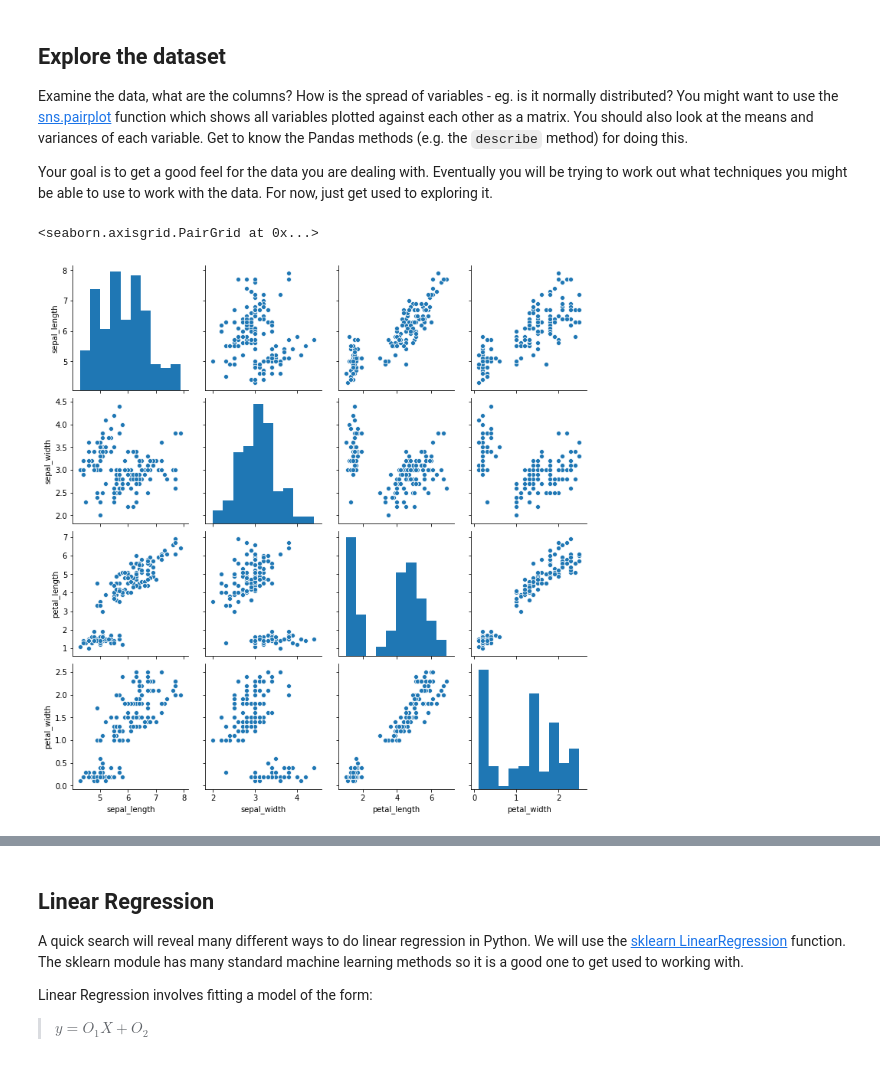
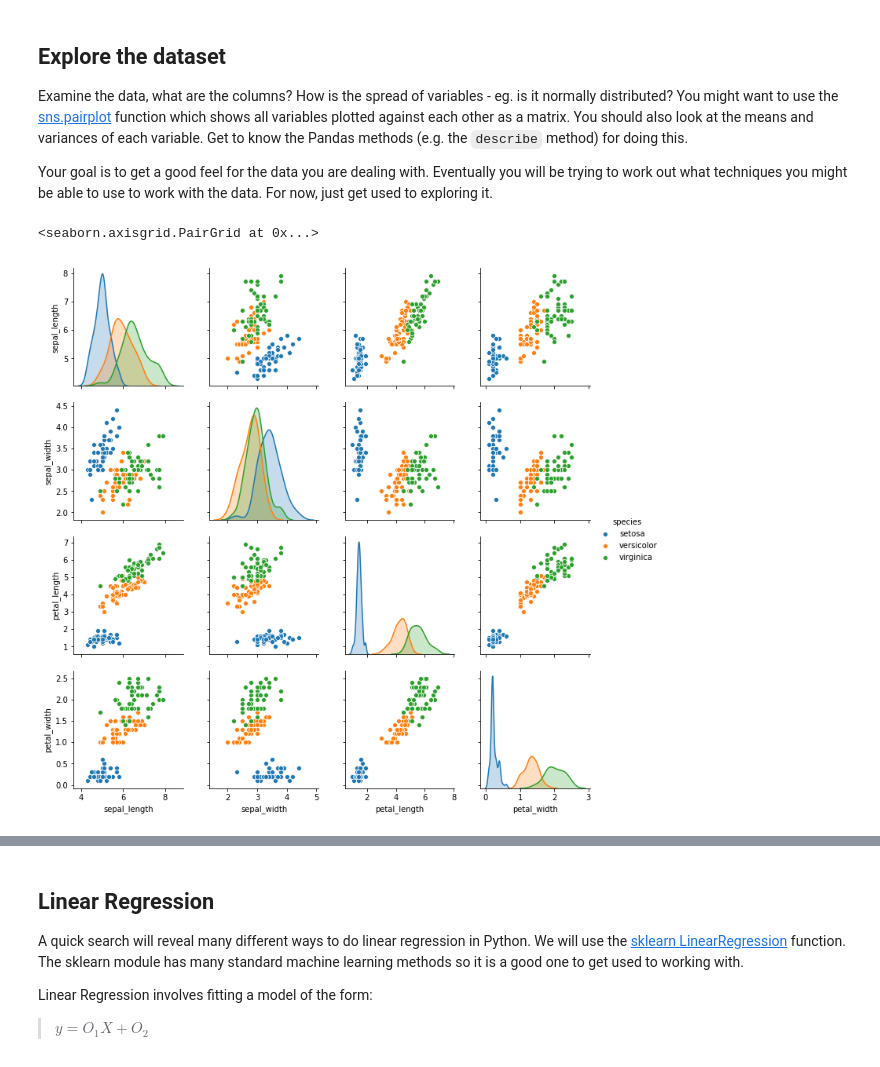
Before and after one commit to N-2-O/COMP2200-practical-workshops-N-2-O, a Jupyter notebook: Workshop Week 5.ipynb, the cells around one changed output, grey strips where cells are left out. Cells and saved outputs as stored; diff of their text form; code cells hidden in the pictures.

```diff
--- a/Workshop Week 5.ipynb
+++ b/Workshop Week 5.ipynb
@@ -39,10 +66,10 @@ Examine the data, what are the columns? How is the spread of variables - eg. is
 
 Your goal is to get a good feel for the data you are dealing with. Eventually you will be trying to work out what techniques you might be able to use to work with the data. For now, just get used to exploring it.
 # %%
-sns.pairplot(iris)
+sns.pairplot(iris, hue = 'species')
 # %% [output]
 <seaborn.axisgrid.PairGrid at 0x...>
-[figure, old version]
+[figure, new version]
 # %%
 print("Mean:")
 print(iris.mean())
```
Also changed, not shown: parts of 19 cells of this notebook.
